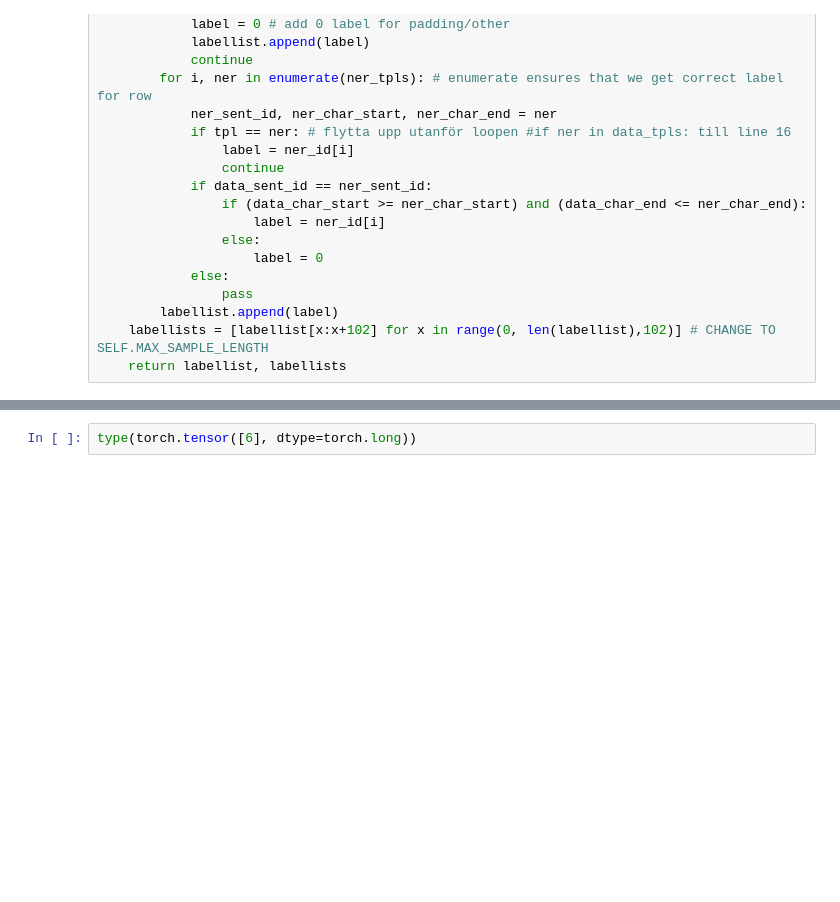
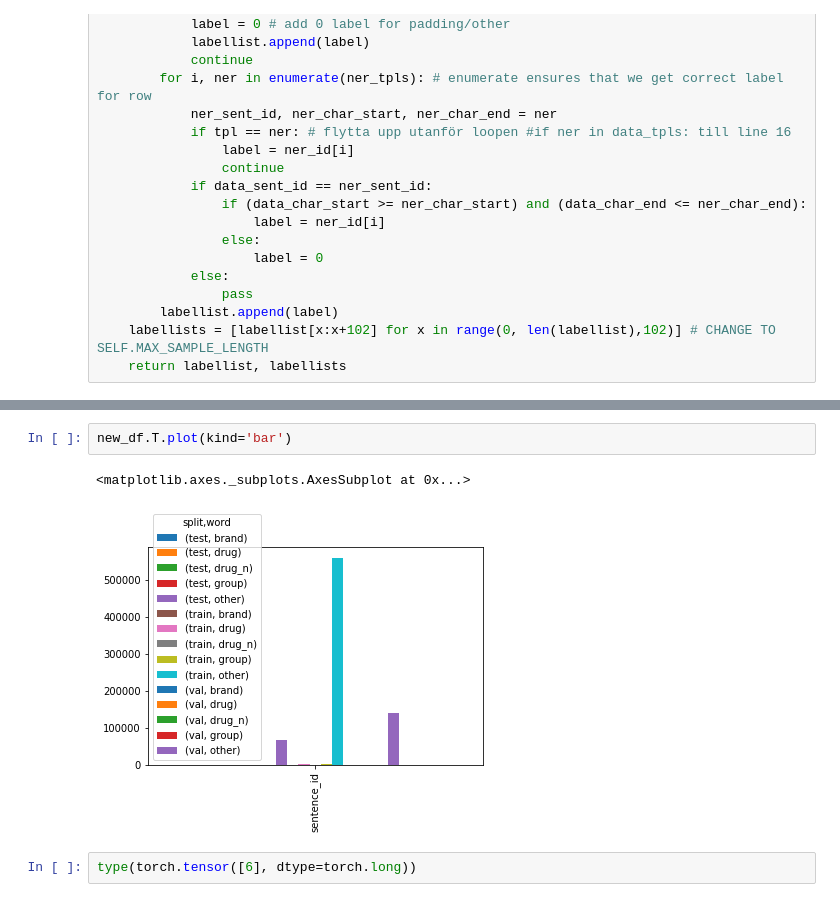
Before and after one commit to sagahansson/lt2316-h20-aa, a Jupyter notebook: Untitled-Copy1.ipynb, the cells around one changed output, grey strips where cells are left out. Drawn from its saved outputs; the diff is of its cells as text; blank space fills up the shorter version.

Commit message:
ok plot funkar nu

```diff
--- a/Untitled-Copy1.ipynb
+++ b/Untitled-Copy1.ipynb
@@ -259,3 +482,8 @@ for w, i in word2id.items():
+# %%
+new_df.T.plot(kind='bar')
+# %% [output]
+<matplotlib.axes._subplots.AxesSubplot at 0x...>
+[figure, added]
 # %%
 type(torch.tensor([6], dtype=torch.long))
 # %%
```
Also changed, not shown: parts of 69 cells of this notebook, 3 other files.
